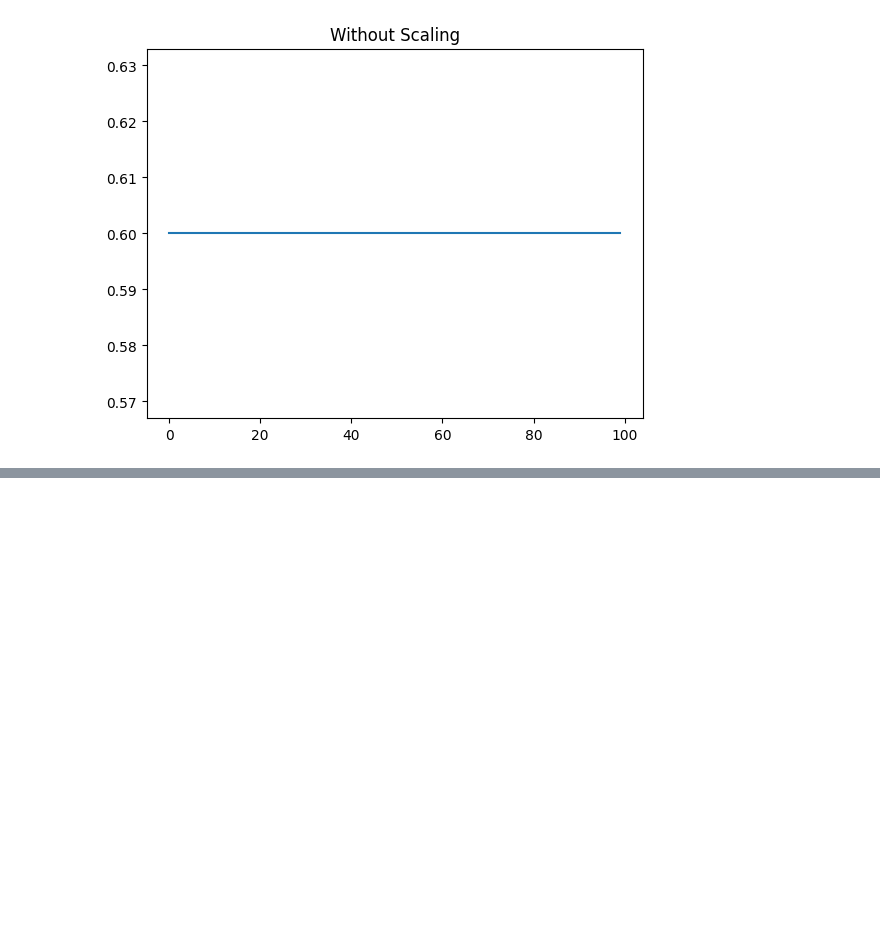
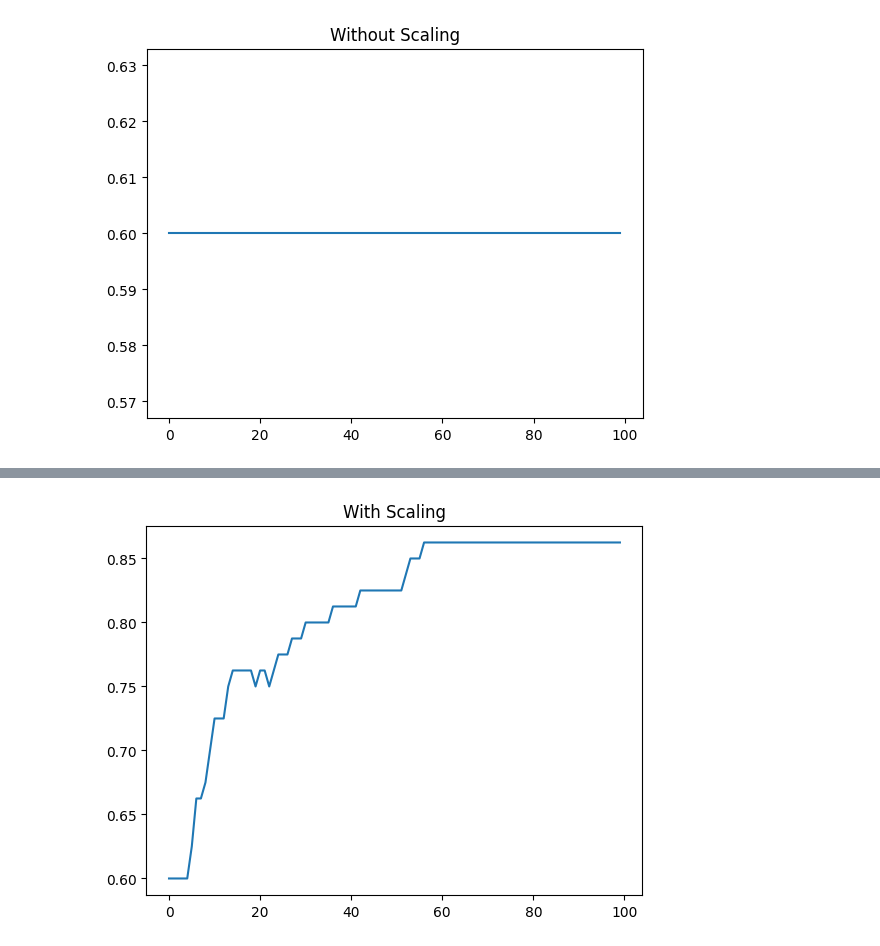
Before and after one commit to DhimanTarafdar/pytorch-feature-scaling-demo, a Jupyter notebook: data_scaling_example_pytorch.ipynb, the cells around one changed output, grey strips where cells are left out. Drawn from its saved outputs; the diff is of its cells as text; code cells hidden in the pictures; blank space fills up the shorter version.

Commit message:
Showing graph and understanding model actually learning or not.

```diff
--- a/data_scaling_example_pytorch.ipynb
+++ b/data_scaling_example_pytorch.ipynb
@@ -126,0 +139,46 @@ plt.show()
+# %%
+from sklearn.preprocessing import StandardScaler
+
+# Scaling
+scaler = StandardScaler()
+X_train_scaled = scaler.fit_transform(X_train.numpy())
+X_test_scaled = scaler.transform(X_test.numpy())
+
+# Convert back to tensor
+X_train_scaled = torch.tensor(X_train_scaled, dtype=torch.float32)
+X_test_scaled = torch.tensor(X_test_scaled, dtype=torch.float32)
+
+# New model
+model = Model()
+
+criterion = nn.BCELoss()
+optimizer = optim.Adam(model.parameters(), lr=0.001)
+
+epochs = 100
+val_acc_list_scaled = []
+
+for epoch in range(epochs):
+    # Forward
+    outputs = model(X_train_scaled)
+    loss = criterion(outputs, y_train)
+
+    # Backward
+    optimizer.zero_grad()
+    loss.backward()
+    optimizer.step()
+
+    # Validation
+    with torch.no_grad():
+        val_outputs = model(X_test_scaled)
+        preds = (val_outputs > 0.5).float()
+        acc = (preds == y_test).float().mean()
+        val_acc_list_scaled.append(acc.item())
+
+    if epoch % 10 == 0:
+        print(f"Epoch {epoch}, Loss: {loss.item():.4f}, Val Acc: {acc.item():.4f}")
+
+# Plot
+plt.plot(val_acc_list_scaled)
+plt.title("With Scaling")
+plt.show()
+# %% [output]
@@ -126,0 +195 @@ plt.show()
+[figure, added]
```
Also changed, not shown: parts of 4 cells of this notebook.
